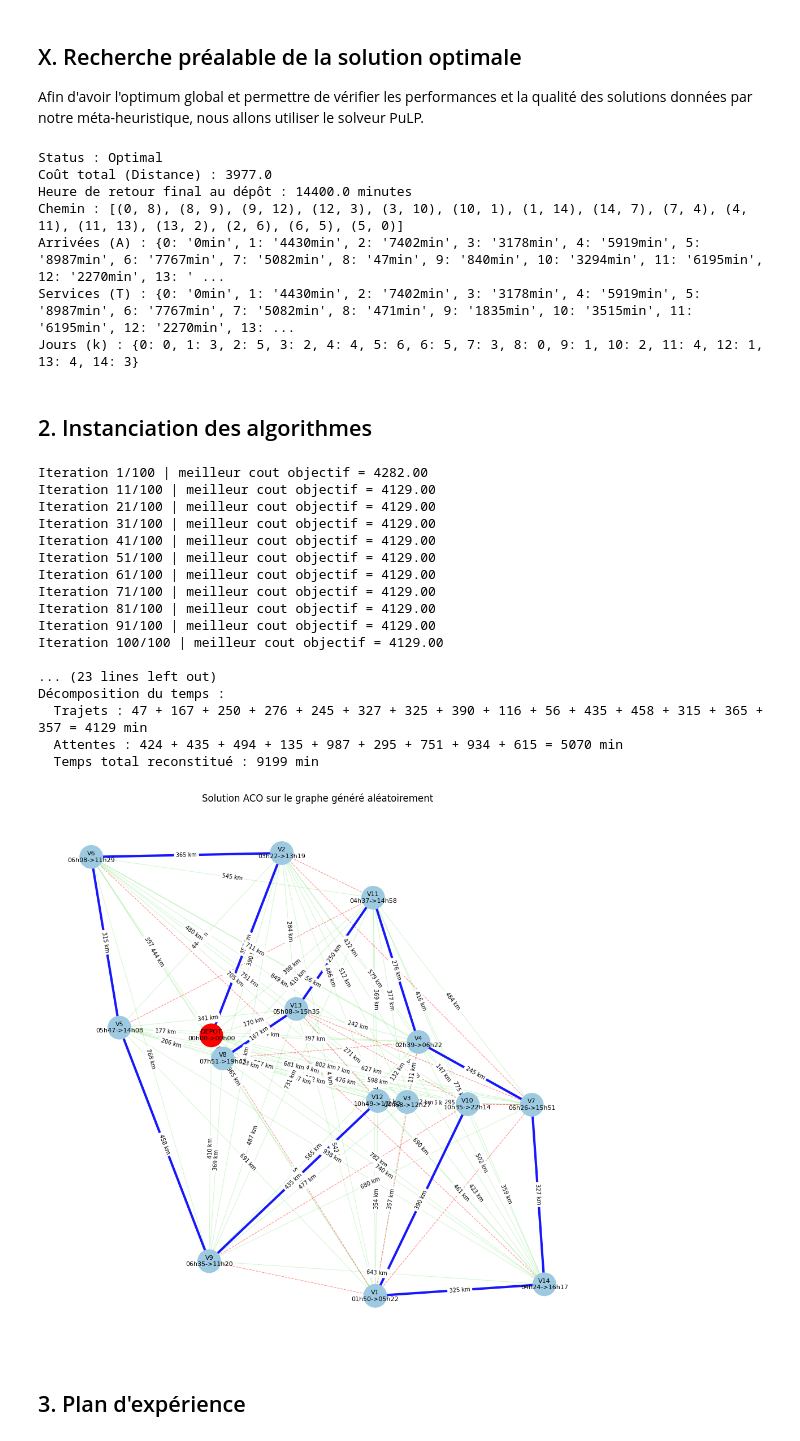
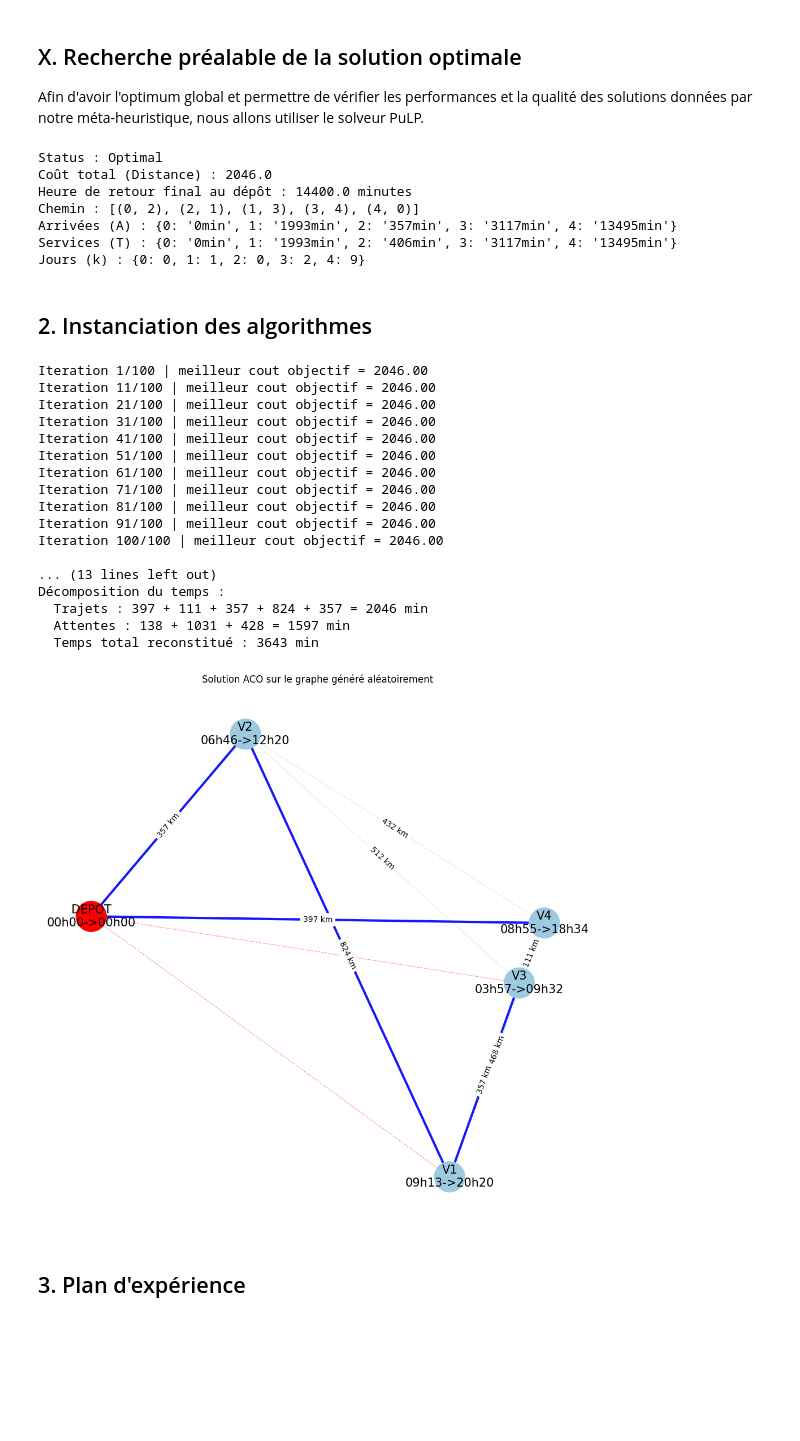
Before and after one commit to FrozX69/RechOp-Gr3, a Jupyter notebook: gpe3-livrable2 joan.ipynb, the cells around one changed output. Saved outputs shown, nothing was run; the diff lists cells and outputs as text; code cells hidden in the pictures; blank space fills up the shorter version.

```diff
--- a/gpe3-livrable2 joan.ipynb
+++ b/gpe3-livrable2 joan.ipynb
@@ -153,7 +153,7 @@ On aura donc la structure suivante :
 # %%
 import numpy as np
 
-NB_VILLES = 15
+NB_VILLES = 5
 POURCENTAGE_ROUTES_BLOQUEES = 20
 
 matrice = np.zeros((NB_VILLES, NB_VILLES), int)
@@ -384,7 +354,7 @@ node_colors = ["#9ecae1" if i != 0 else "#ff0000" for i in G.nodes()]
 plt.figure(figsize=(10, 10))
 
 # affichage noeud - villes avec couleur
-nx.draw_networkx_nodes(G, pos, node_color=node_colors, node_size=800)
+nx.draw_networkx_nodes(G, pos, node_color=node_colors, node_size=5000)
 
 # arêtes ouvertes vert
 nx.draw_networkx_edges(
@@ -409,21 +379,21 @@ nx.draw_networkx_edges(
 # Affichage des distances sur les arêtes
 #--------------------------------------------------------#
 
-# edge_labels = {
-#     (u, v): f"{G[u][v]['weight']} km"
-#     for u, v in G.edges()
-# }
-#
-# nx.draw_networkx_edge_labels(
-#     G,
-#     pos,
-#     edge_labels=edge_labels,
-#     font_size=7,
-#     font_color="black"
-# )
+edge_labels = {
+    (u, v): f"{G[u][v]['weight']} km"
+    for u, v in G.edges()
+}
+
+nx.draw_networkx_edge_labels(
+    G,
+    pos,
+    edge_labels=edge_labels,
+    font_size=15,
+    font_color="black"
+)
 #--------------------------------------------------------#
 
-nx.draw_networkx_labels(G, pos, labels=node_labels, font_size=8)
+nx.draw_networkx_labels(G, pos, labels=node_labels, font_size=15)
 
 plt.title("Graphe des villes (sommets, arêtes, degrés, TW)")
 plt.axis("off")
@@ -535,14 +505,14 @@ if LpStatus[prob.status] == "Optimal":
     print("Services (T) :", {i: f"{int(value(T[i]))}min" for i in range_villes})
     print("Jours (k) :", {i: int(value(k[i])) for i in range_villes})
 else:
-    print("Le problème est impossible. Tes fenêtres temporelles ou tes routes bloquées isolent une ville.")
+    print("Problème impossible (des routes bloquées empêchent le passage à des villes).")
 # %% [output]
 Status : Optimal
-Coût total (Distance) : 3977.0
+Coût total (Distance) : 2046.0
 Heure de retour final au dépôt : 14400.0 minutes
-Chemin : [(0, 8), (8, 9), (9, 12), (12, 3), (3, 10), (10, 1), (1, 14), (14, 7), (7, 4), (4, 11), (11, 13), (13, 2), (2, 6), (6, 5), (5, 0)]
-Arrivées (A) : {0: '0min', 1: '4430min', 2: '7402min', 3: '3178min', 4: '5919min', 5: '8987min', 6: '7767min', 7: '5082min', 8: '47min', 9: '840min', 10: '3294min', 11: '6195min', 12: '2270min', 13: ' ...
-Services (T) : {0: '0min', 1: '4430min', 2: '7402min', 3: '3178min', 4: '5919min', 5: '8987min', 6: '7767min', 7: '5082min', 8: '471min', 9: '1835min', 10: '3515min', 11: '6195min', 12: '2270min', 13: ...
-Jours (k) : {0: 0, 1: 3, 2: 5, 3: 2, 4: 4, 5: 6, 6: 5, 7: 3, 8: 0, 9: 1, 10: 2, 11: 4, 12: 1, 13: 4, 14: 3}
+Chemin : [(0, 2), (2, 1), (1, 3), (3, 4), (4, 0)]
+Arrivées (A) : {0: '0min', 1: '1993min', 2: '357min', 3: '3117min', 4: '13495min'}
+Services (T) : {0: '0min', 1: '1993min', 2: '406min', 3: '3117min', 4: '13495min'}
+Jours (k) : {0: 0, 1: 1, 2: 0, 3: 2, 4: 9}
 # %% [markdown]
 ## 2. Instanciation des algorithmes
@@ -791,8 +760,8 @@ def afficher_solution_aco(G, pos, tournee, liste_villes, edges_open=None, edges_
         for i in G.nodes()
     }
 
-    nx.draw_networkx_nodes(G, pos, node_color=node_colors, node_size=850)
-    nx.draw_networkx_labels(G, pos, labels=node_labels, font_size=8)
+    nx.draw_networkx_nodes(G, pos, node_color=node_colors, node_size=1500)
+    nx.draw_networkx_labels(G, pos, labels=node_labels, font_size=15)
 
     if edges_open:
         nx.draw_networkx_edges(
@@ -836,7 +805,7 @@ def afficher_solution_aco(G, pos, tournee, liste_villes, edges_open=None, edges_
         G,
         pos,
         edge_labels=edge_labels,
-        font_size=7,
+        font_size=10,
         font_color="black"
     )
     #--------------------------------------------------------#
@@ -895,49 +864,49 @@ def afficher_detail_tournee(tournee, matrice, liste_villes):
 # ---- Exécution ACO sur le graphe généré ----
 G, edges_open, edges_blocked = construire_graphe_depuis_matrice(matrice, coordonnees_villes, liste_villes)
 pos = nx.get_node_attributes(G, "pos")
 
 meilleure_tournee, meilleure_longueur, meilleure_temps = ant_colony_optimization_tsptw( # ecrasement des valeur par default
     distances=matrice,
     fenetres=liste_villes,
     n_fourmis=ACO_N_FOURMIS,
     alpha=ACO_ALPHA,
     beta=ACO_BETA,
     rho=ACO_RHO,
     Q=ACO_Q,
     tau0=ACO_TAU0,
     max_iterations=ACO_MAX_ITERATIONS,
     depot=ACO_DEPOT,
     verbose=ACO_VERBOSE
 )
 
 
 print("\n=== Résultat ACO ===")
 print("fourmis nombre: ", ACO_N_FOURMIS)
 print("Meilleure tournée :", meilleure_tournee)
 print("Distance totale   :", meilleure_longueur)
 print("Temps final       :", meilleure_temps)
 
 afficher_detail_tournee(meilleure_tournee, matrice, liste_villes)
 afficher_solution_aco(G, pos, meilleure_tournee, liste_villes, edges_open, edges_blocked)
 # %% [output]
-Iteration 1/100 | meilleur cout objectif = 4282.00
-Iteration 11/100 | meilleur cout objectif = 4129.00
-Iteration 21/100 | meilleur cout objectif = 4129.00
-Iteration 31/100 | meilleur cout objectif = 4129.00
-Iteration 41/100 | meilleur cout objectif = 4129.00
-Iteration 51/100 | meilleur cout objectif = 4129.00
-Iteration 61/100 | meilleur cout objectif = 4129.00
-Iteration 71/100 | meilleur cout objectif = 4129.00
-Iteration 81/100 | meilleur cout objectif = 4129.00
-Iteration 91/100 | meilleur cout objectif = 4129.00
-Iteration 100/100 | meilleur cout objectif = 4129.00
+Iteration 1/100 | meilleur cout objectif = 2046.00
+Iteration 11/100 | meilleur cout objectif = 2046.00
+Iteration 21/100 | meilleur cout objectif = 2046.00
+Iteration 31/100 | meilleur cout objectif = 2046.00
+Iteration 41/100 | meilleur cout objectif = 2046.00
+Iteration 51/100 | meilleur cout objectif = 2046.00
+Iteration 61/100 | meilleur cout objectif = 2046.00
+Iteration 71/100 | meilleur cout objectif = 2046.00
+Iteration 81/100 | meilleur cout objectif = 2046.00
+Iteration 91/100 | meilleur cout objectif = 2046.00
+Iteration 100/100 | meilleur cout objectif = 2046.00
 
-... (23 lines left out)
+... (13 lines left out)
 Décomposition du temps :
-  Trajets : 47 + 167 + 250 + 276 + 245 + 327 + 325 + 390 + 116 + 56 + 435 + 458 + 315 + 365 + 357 = 4129 min
-  Attentes : 424 + 435 + 494 + 135 + 987 + 295 + 751 + 934 + 615 = 5070 min
-  Temps total reconstitué : 9199 min
+  Trajets : 397 + 111 + 357 + 824 + 357 = 2046 min
+  Attentes : 138 + 1031 + 428 = 1597 min
+  Temps total reconstitué : 3643 min
-[figure, old version]
+[figure, new version]
 # %% [markdown]
 ## 3. Plan d'expérience
 # %% [markdown]
```
Also changed, not shown: parts of 10 cells of this notebook.
